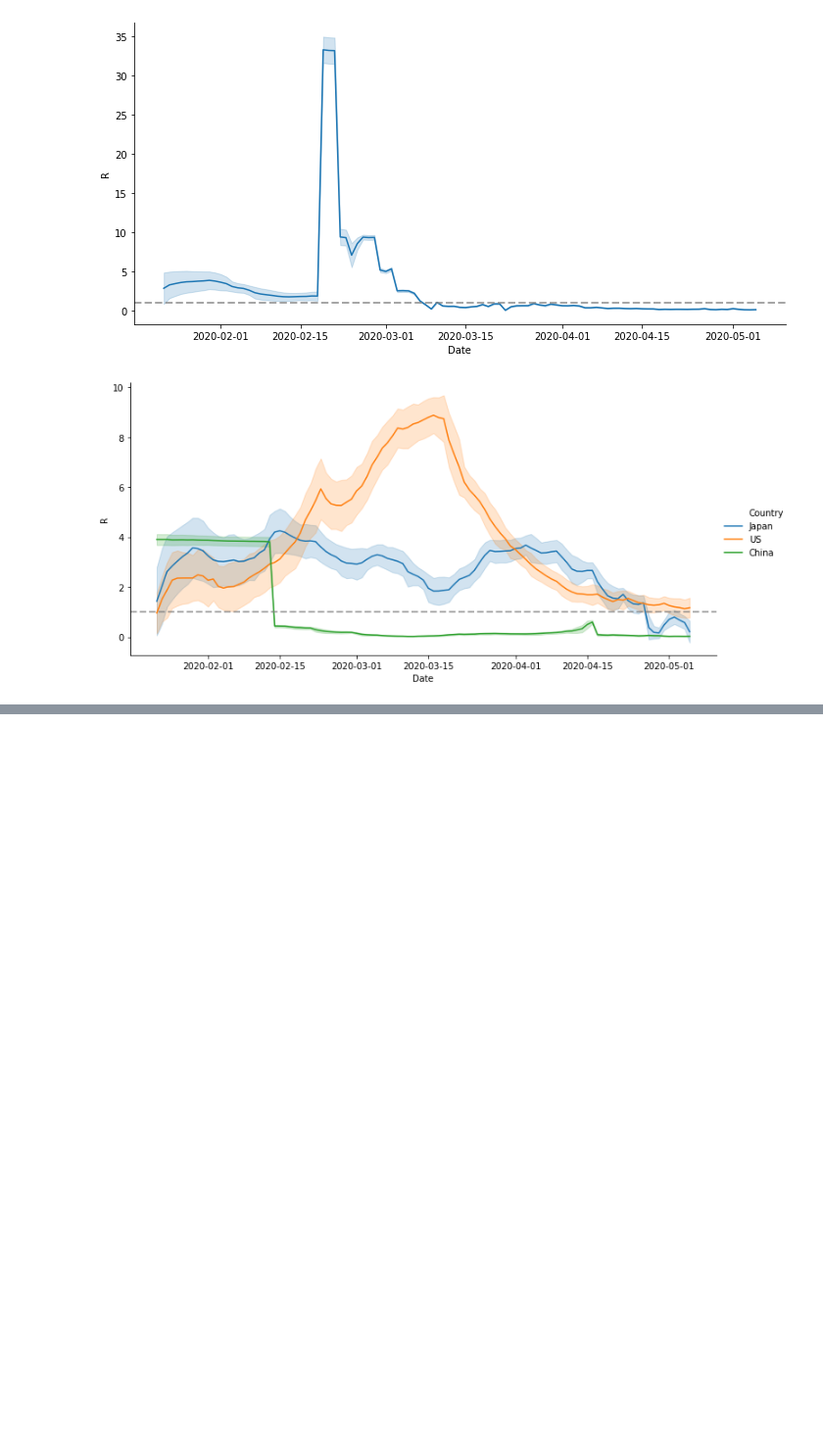
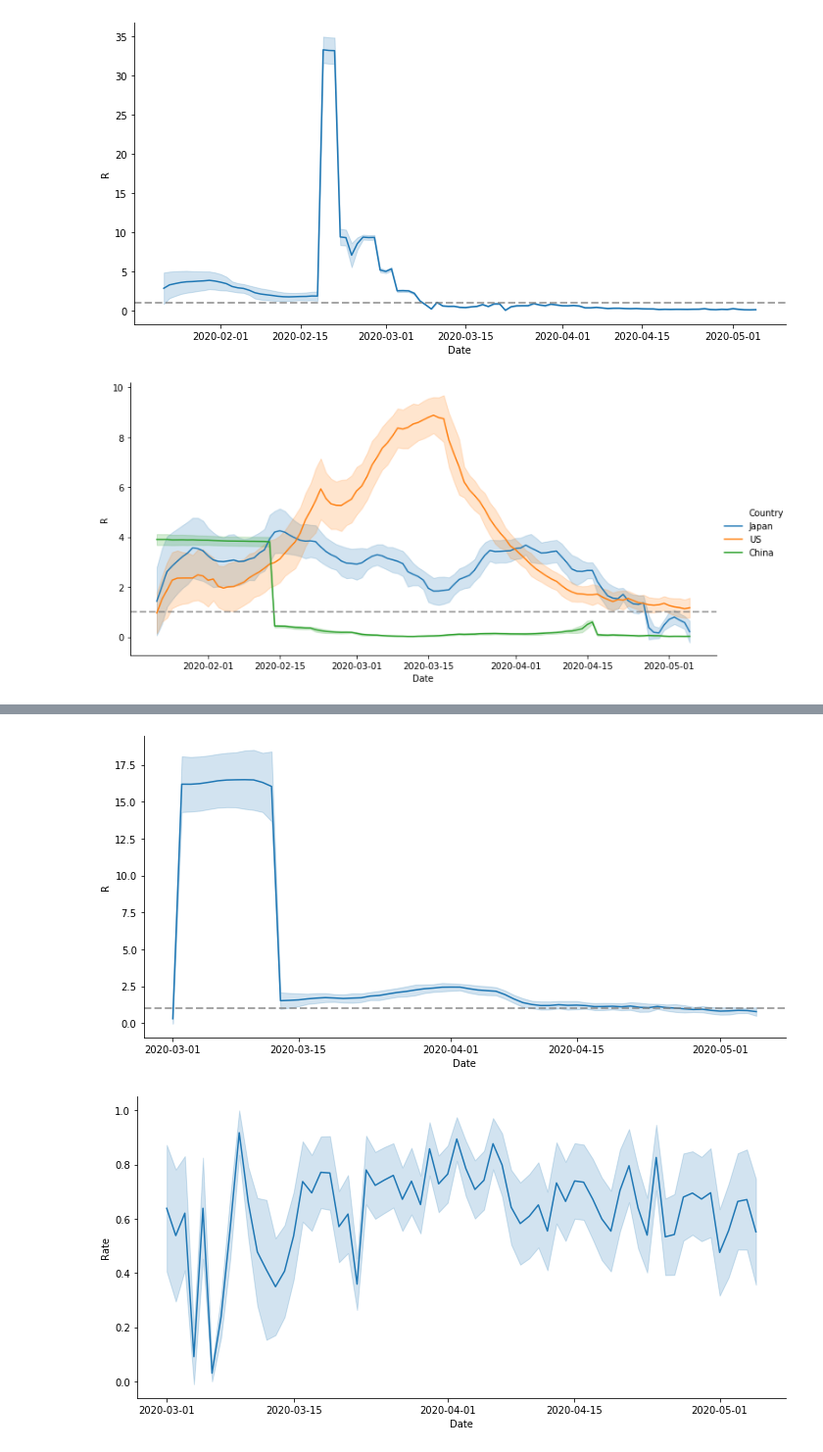
Before and after one commit to yoriyuki/BayesianCOVID19, a Jupyter notebook: notebook/Experiments.ipynb, the cells around one changed output, grey strips where cells are left out. Shown at 98% size. Cells and saved outputs as stored; diff of their text form; code cells hidden in the pictures; blank space fills up the shorter version.

```diff
--- a/notebook/Experiments.ipynb
+++ b/notebook/Experiments.ipynb
@@ -1050,0 +1308,15 @@ draw({'Japan':R_J, 'US':R_US, 'China':R_C}, line=1, name='R_multi', value_name='
+# %%
+### Denmark ###
+P = 5_806_000
+country='Denmark'
+start=pd.to_datetime('2020-03-01')
+infer_const = fit_and_infer(sm=sm_const, country=country, population=P, start=start, iteration=iteration)
+infer_const_q = fit_and_infer(sm=sm_const_q, country=country, population=P, start=start, iteration=iteration)
+infer = fit_and_infer(sm=sm_every, country=country, population=P, start=start, iteration=iteration)
+loo = az.loo(infer_const, pointwise=True)
+print(loo)
+loo = az.loo(infer_const_q, pointwise=True)
+print(loo)
+loo = az.loo(infer, pointwise=True)
+print(loo)
+az.compare({'Const':infer_const, 'Const_q':infer_const_q, 'Varied_q':infer})
@@ -1050,0 +1436,14 @@ draw({'Japan':R_J, 'US':R_US, 'China':R_C}, line=1, name='R_multi', value_name='
+# %%
+beta = extract_var(var_name='b', data=infer, start=start)
+q = extract_var(var_name='q', data=infer, start=start)
+C = extract_var(var_name='C', data=infer, start=start)
+C = C[:-1]
+d = extract_var(var_name='d', data=infer, start=start)
+R_D = pd.DataFrame(np.array([(beta[i].values / (d.iloc[i].values + 0.04)) * (1 - C[i]/P) for i in range(len(beta))]).T,
+                 index=beta.index)
+
+draw({'R':R_D}, line=1, name='R_Denmark', value_name='R')
+draw({'Detection rate':q}, name='q_Denmark', value_name='Rate')
+# %% [output]
+[figure, added]
+[figure, added]
```
Also changed, not shown: parts of 8 cells of this notebook.
